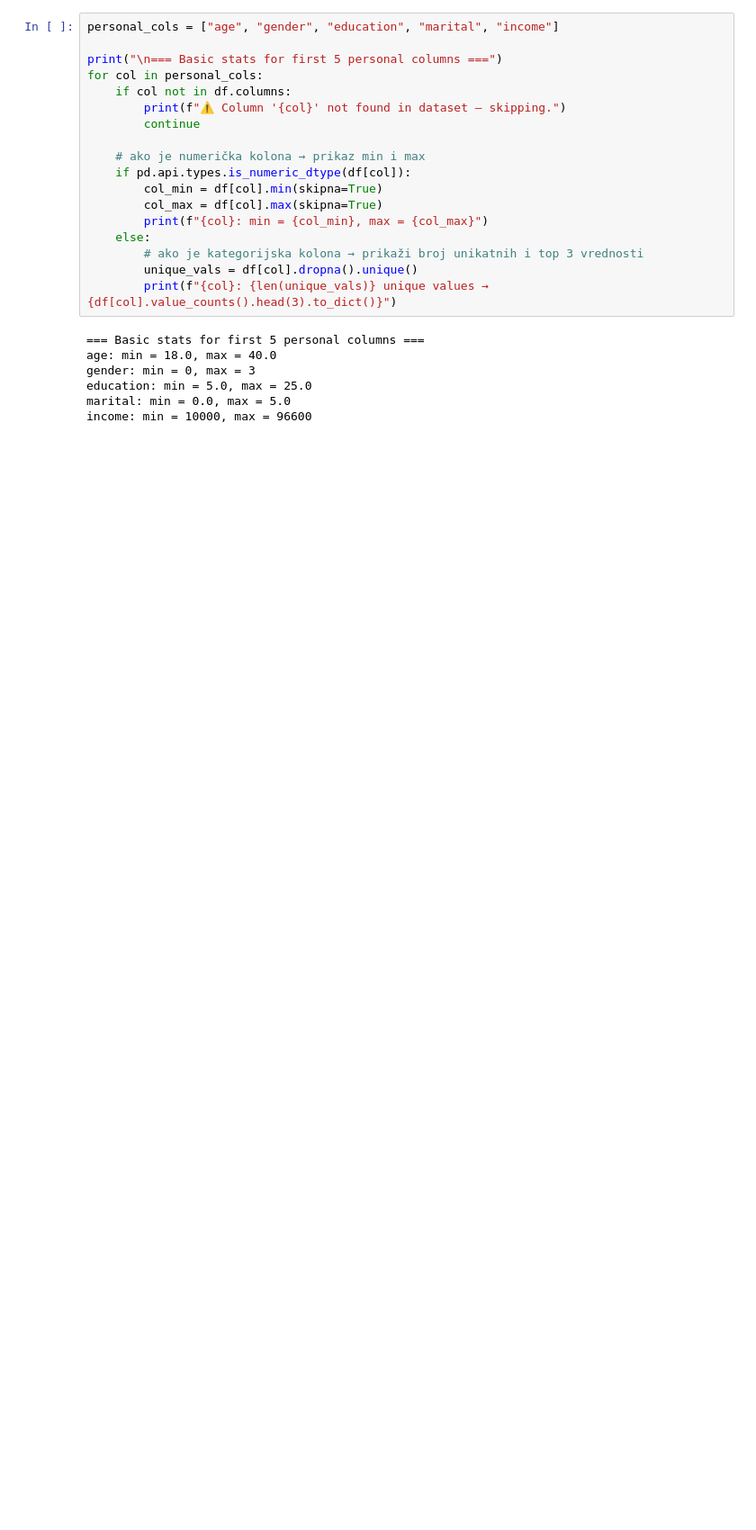
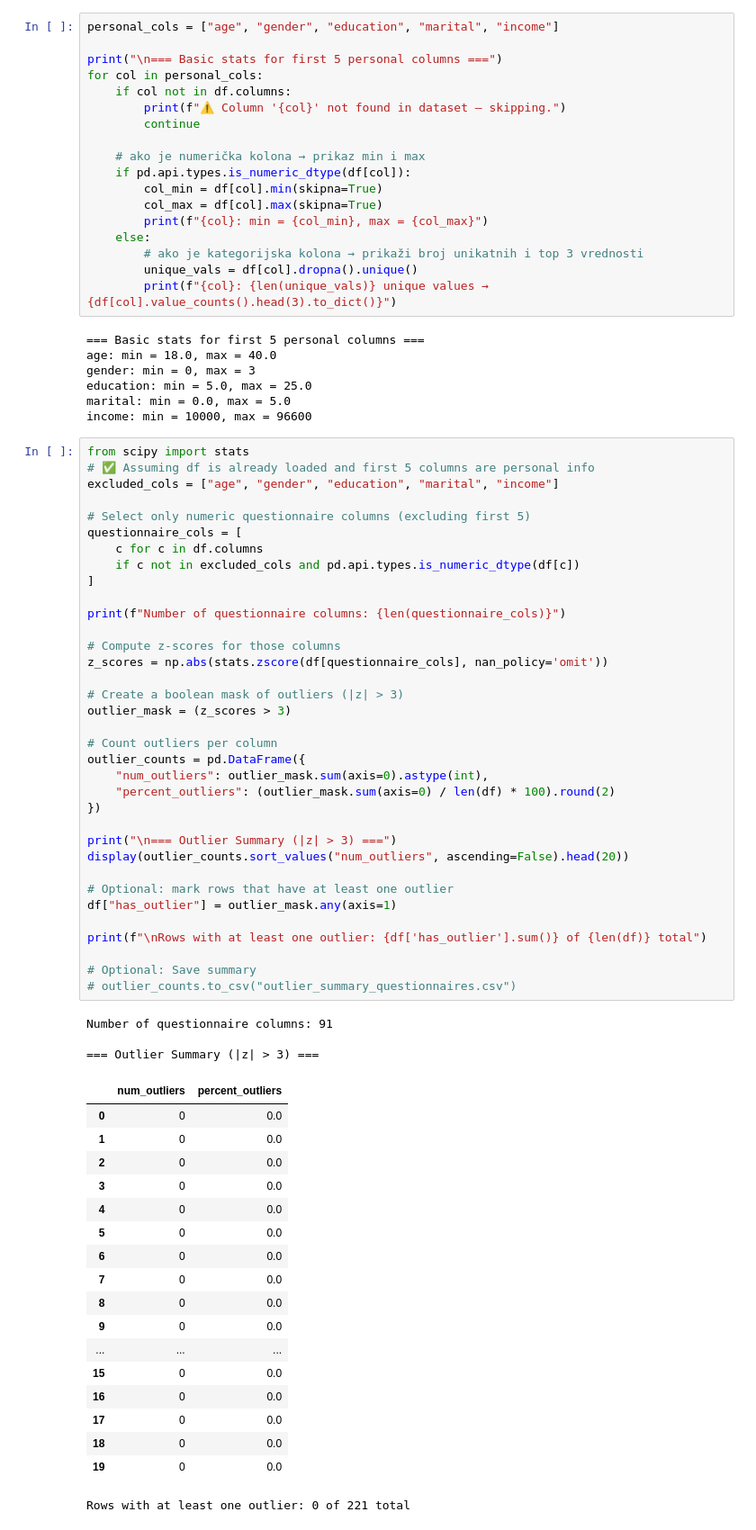
Before and after one commit to mariasimonativadar/e-health, a Jupyter notebook: test.ipynb, the cells around one changed output. Shown: that part at 90% size. Cells and saved outputs as stored; diff of their text form; blank space fills up the shorter version.

```diff
--- a/test.ipynb
+++ b/test.ipynb
@@ -213,3 +213,60 @@ gender: min = 0, max = 3
 education: min = 5.0, max = 25.0
 marital: min = 0.0, max = 5.0
 income: min = 10000, max = 96600
+# %%
+from scipy import stats
+# ✅ Assuming df is already loaded and first 5 columns are personal info
+excluded_cols = ["age", "gender", "education", "marital", "income"]
+
+# Select only numeric questionnaire columns (excluding first 5)
+questionnaire_cols = [
+    c for c in df.columns
+    if c not in excluded_cols and pd.api.types.is_numeric_dtype(df[c])
+]
+
+print(f"Number of questionnaire columns: {len(questionnaire_cols)}")
+
+# Compute z-scores for those columns
+z_scores = np.abs(stats.zscore(df[questionnaire_cols], nan_policy='omit'))
+
+# Create a boolean mask of outliers (|z| > 3)
+outlier_mask = (z_scores > 3)
+
+# Count outliers per column
+outlier_counts = pd.DataFrame({
+    "num_outliers": outlier_mask.sum(axis=0).astype(int),
+    "percent_outliers": (outlier_mask.sum(axis=0) / len(df) * 100).round(2)
+})
+
+print("\n=== Outlier Summary (|z| > 3) ===")
+display(outlier_counts.sort_values("num_outliers", ascending=False).head(20))
+
+# Optional: mark rows that have at least one outlier
+df["has_outlier"] = outlier_mask.any(axis=1)
+
+print(f"\nRows with at least one outlier: {df['has_outlier'].sum()} of {len(df)} total")
+
+# Optional: Save summary
+# outlier_counts.to_csv("outlier_summary_questionnaires.csv")
+# %% [output]
+Number of questionnaire columns: 91
+
+=== Outlier Summary (|z| > 3) ===
+|  | num_outliers | percent_outliers |
+| 0 | 0 | 0.0 |
+| 1 | 0 | 0.0 |
+| 2 | 0 | 0.0 |
+| 3 | 0 | 0.0 |
+| 4 | 0 | 0.0 |
+| 5 | 0 | 0.0 |
+| 6 | 0 | 0.0 |
+| 7 | 0 | 0.0 |
+| 8 | 0 | 0.0 |
+| 9 | 0 | 0.0 |
+| ... | ... | ... |
+| 15 | 0 | 0.0 |
+| 16 | 0 | 0.0 |
+| 17 | 0 | 0.0 |
+| 18 | 0 | 0.0 |
+| 19 | 0 | 0.0 |
+Rows with at least one outlier: 0 of 221 total
```
Also changed, not shown: parts of 6 cells of this notebook, 3 other files.
